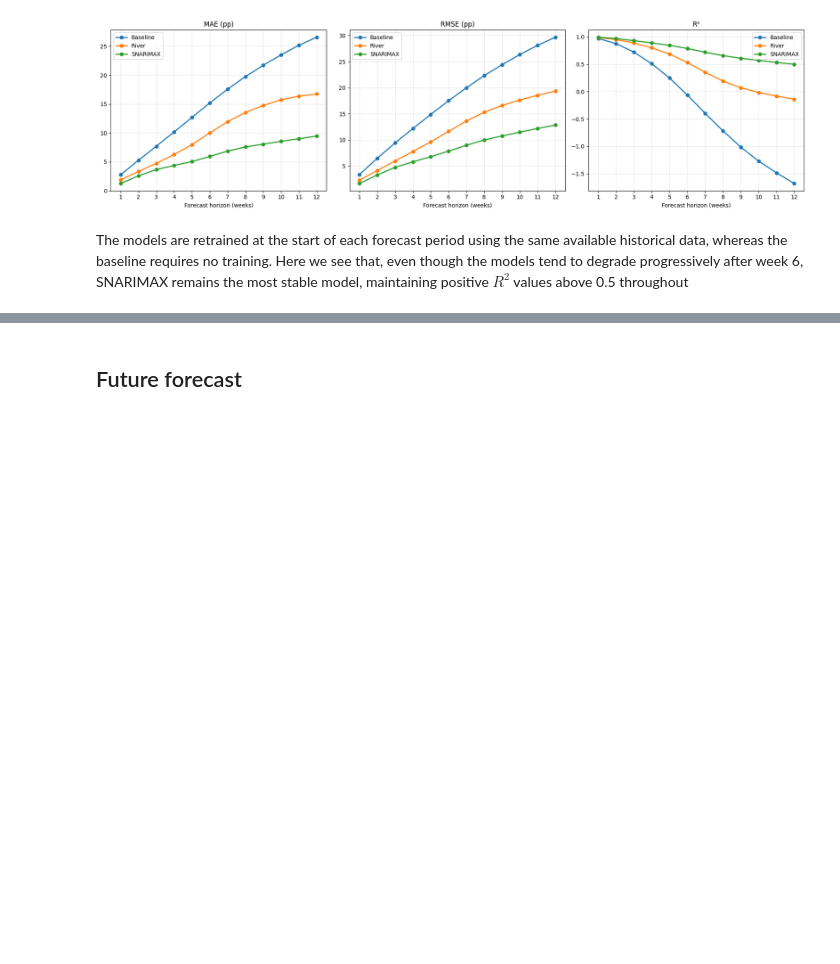
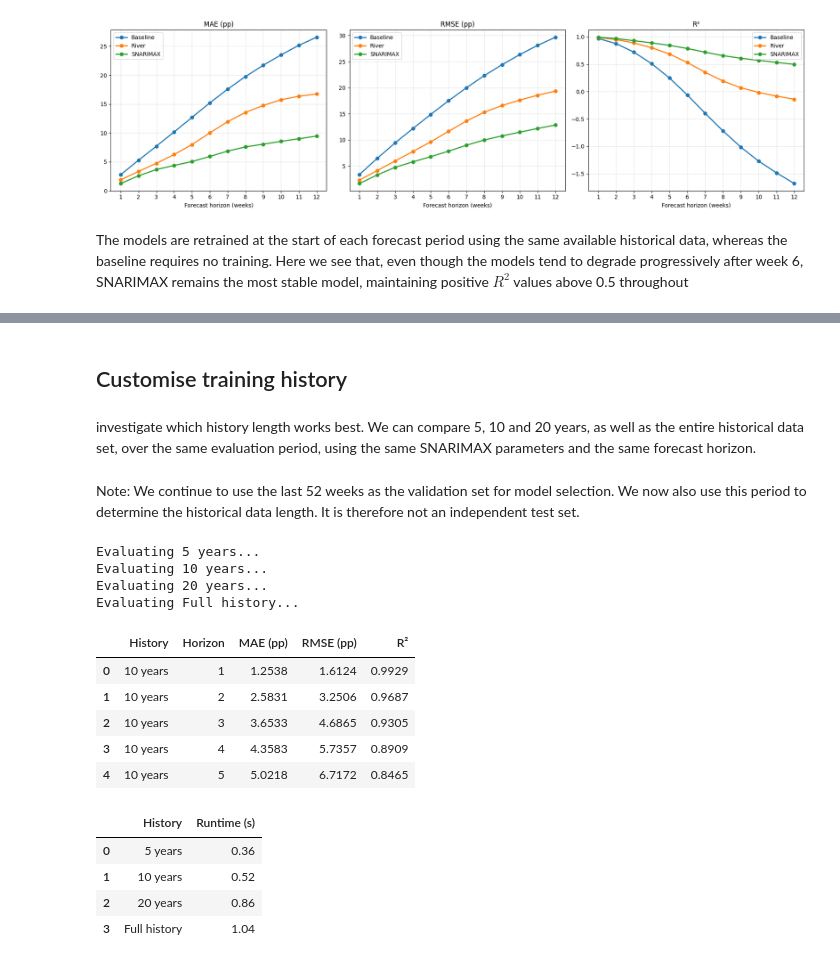
Before and after one commit to phkhle/IND320, a Jupyter notebook: jupyter_notebooks/assignment4.ipynb, the cells around one changed output, grey strips where cells are left out. Saved outputs shown, nothing was run; the diff lists cells and outputs as text; code cells hidden in the pictures; blank space fills up the shorter version.

```diff
--- a/jupyter_notebooks/assignment4.ipynb
+++ b/jupyter_notebooks/assignment4.ipynb
@@ -493,2 +465,0 @@ display(forecast_future)
-# %% [markdown]
-## Future forecast
@@ -546,0 +466,37 @@ fig.show()
+# %% [markdown]
+## Customise training history
+# %% [markdown]
+investigate which history length works best. We can compare 5, 10 and 20 years, as well as the entire historical data set, over the same evaluation period, using the same SNARIMAX parameters and the same forecast horizon.
+# %% [markdown]
+Note: We continue to use the last 52 weeks as the validation set for model selection. We now also use this period to determine the historical data length. It is therefore not an independent test set.
+# %%
+
+predictions_history, metrics_history, runtime_history = (
+    evaluate_history_length(
+        df=df_region,
+        history_years_list=[5, 10, 20, None],
+        horizon=12,
+        val_weeks=52,
+        origin_step=1,
+        snarimax_params=best_params
+    )
+)
+
+display(metrics_history.round(4).head())
+display(runtime_history.round(2))
+# %% [output]
+Evaluating 5 years...
+Evaluating 10 years...
+Evaluating 20 years...
+Evaluating Full history...
+|  | History | Horizon | MAE (pp) | RMSE (pp) | R² |
+| 0 | 10 years | 1 | 1.2538 | 1.6124 | 0.9929 |
+| 1 | 10 years | 2 | 2.5831 | 3.2506 | 0.9687 |
+| 2 | 10 years | 3 | 3.6533 | 4.6865 | 0.9305 |
+| 3 | 10 years | 4 | 4.3583 | 5.7357 | 0.8909 |
+| 4 | 10 years | 5 | 5.0218 | 6.7172 | 0.8465 |
+|  | History | Runtime (s) |
+| 0 | 5 years | 0.36 |
+| 1 | 10 years | 0.52 |
+| 2 | 20 years | 0.86 |
+| 3 | Full history | 1.04 |
```
Also changed, not shown: parts of 15 cells of this notebook, 1 other file.
